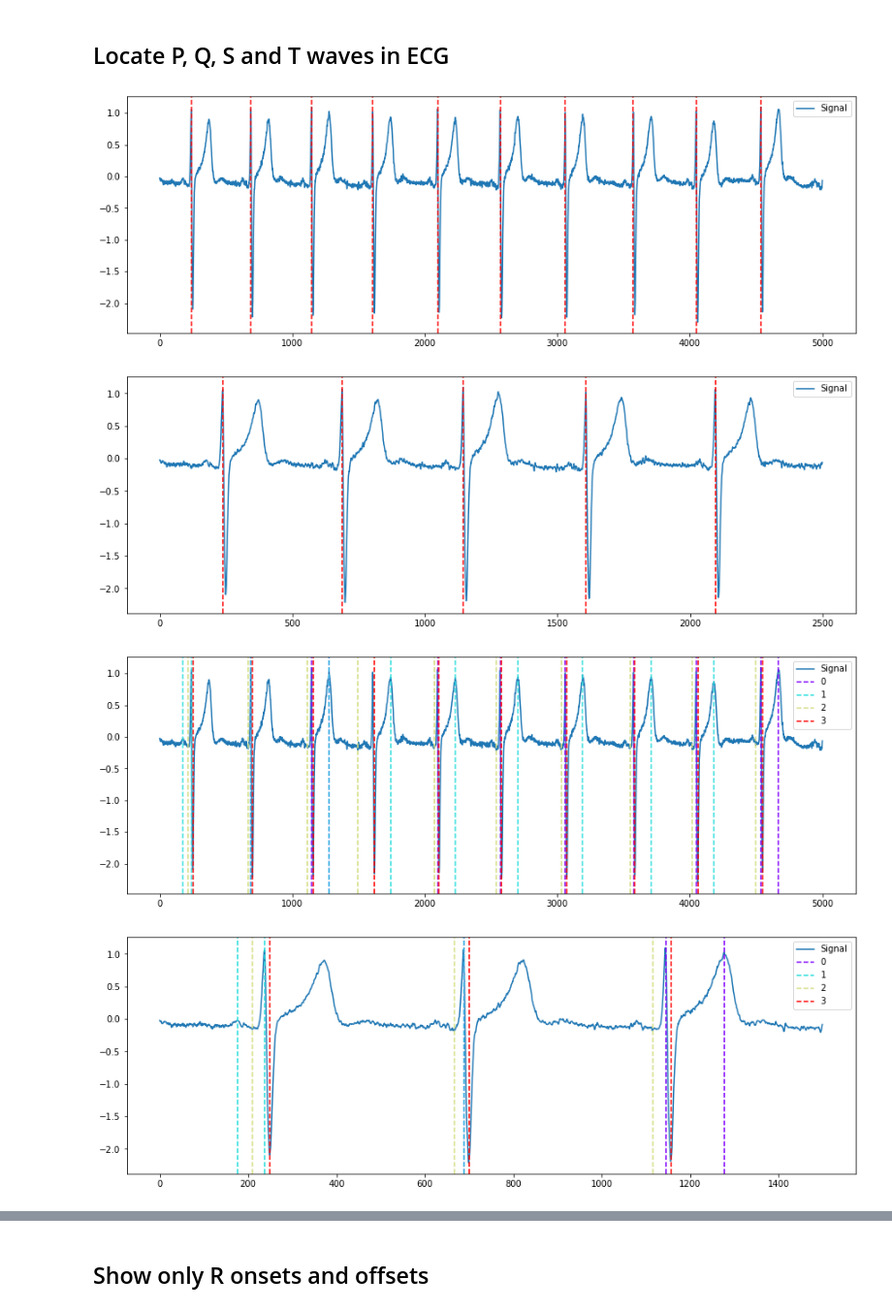
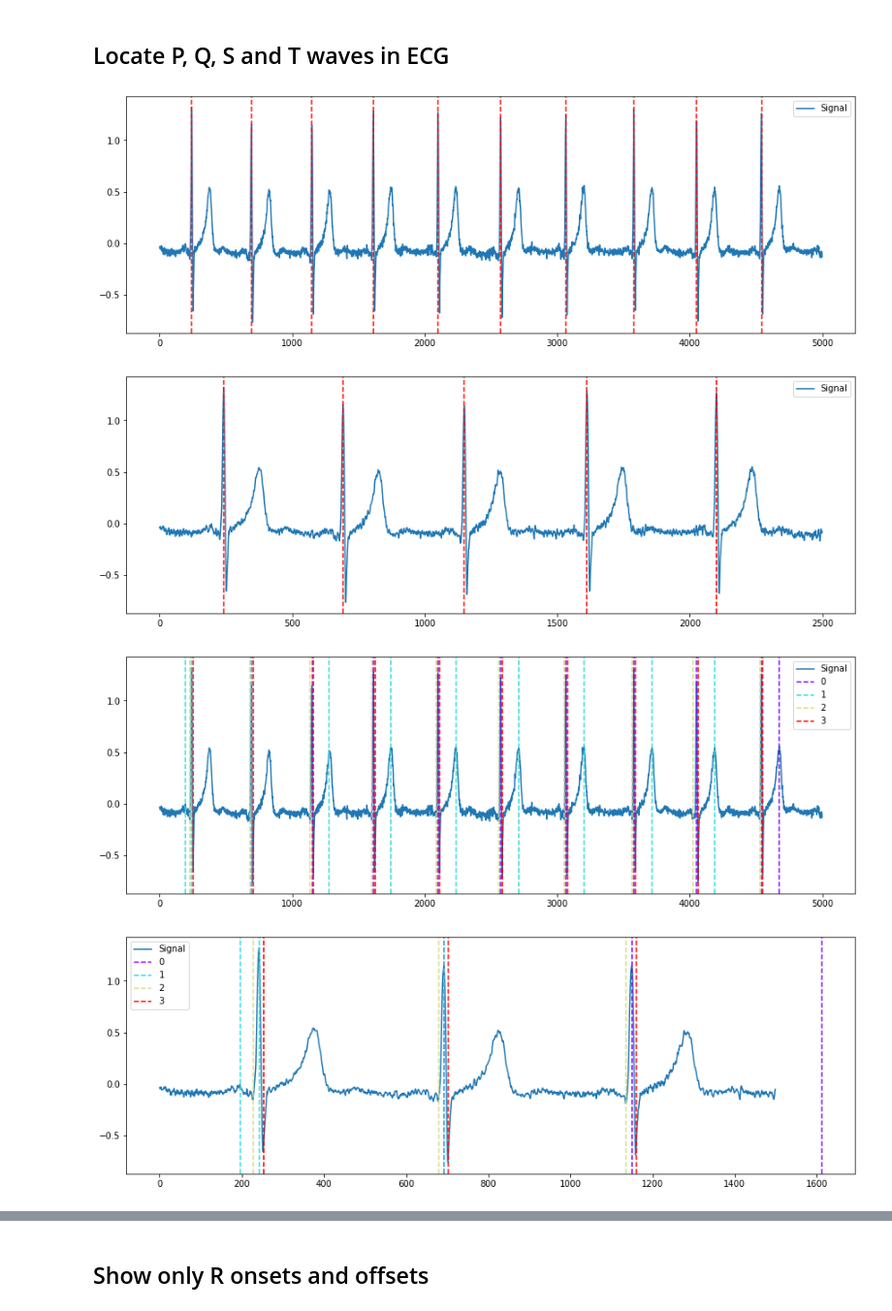
Before and after one commit to sametdumankaya/ECGProject, a Jupyter notebook: main_neurokit2.ipynb, the cells around one changed output, grey strips where cells are left out. Shown: that part at 97% size. Saved outputs shown, nothing was run; the diff lists cells and outputs as text; code cells hidden in the pictures.

```diff
--- a/main_neurokit2.ipynb
+++ b/main_neurokit2.ipynb
@@ -61,32 +51,32 @@ epochs = nk.ecg_segment(cleaned_ecg, rpeaks=None, sampling_rate=500, show=True)
 # %% [markdown]
 ## Locate P, Q, S and T waves in ECG
 # %%
-_, rpeaks = nk.ecg_peaks(df["V3"], sampling_rate=500)
+_, rpeaks = nk.ecg_peaks(df["V6"], sampling_rate=500)
 # %%
 # Visualize R-peaks in ECG signal
-plot = nk.events_plot(rpeaks['ECG_R_Peaks'], df["V3"])
+plot = nk.events_plot(rpeaks['ECG_R_Peaks'], df["V6"])
 
 # Zooming into the first 5 R-peaks
-plot = nk.events_plot(rpeaks['ECG_R_Peaks'][:5], df["V3"][:2500])
+plot = nk.events_plot(rpeaks['ECG_R_Peaks'][:5], df["V6"][:2500])
 # %% [output]
-[figure, old version]
+[figure, new version]
-[figure, old version]
+[figure, new version]
 # %%
 # Delineate the ECG signal
-_, waves_peak = nk.ecg_delineate(df["V3"], rpeaks, sampling_rate=3000, method="peak")
+_, waves_peak = nk.ecg_delineate(df["V6"], rpeaks, sampling_rate=3000, method="peak")
 # Visualize the T-peaks, P-peaks, Q-peaks and S-peaks
 plot = nk.events_plot([waves_peak['ECG_T_Peaks'],
                        waves_peak['ECG_P_Peaks'],
                        waves_peak['ECG_Q_Peaks'],
-                       waves_peak['ECG_S_Peaks']], df["V3"])
+                       waves_peak['ECG_S_Peaks']], df["V6"])
 
 # Zooming into the first 3 R-peaks, with focus on T_peaks, P-peaks, Q-peaks and S-peaks
 plot = nk.events_plot([waves_peak['ECG_T_Peaks'][:3],
                        waves_peak['ECG_P_Peaks'][:3],
                        waves_peak['ECG_Q_Peaks'][:3],
-                       waves_peak['ECG_S_Peaks'][:3]], df["V3"][:1500])
+                       waves_peak['ECG_S_Peaks'][:3]], df["V6"][:1500])
 # %% [output]
-[figure, old version]
+[figure, new version]
-[figure, old version]
+[figure, new version]
 # %%
 # Delineate the ECG signal and visualizing all peaks of ECG complexes
```
Also changed, not shown: parts of 11 cells of this notebook, 4 other files.
